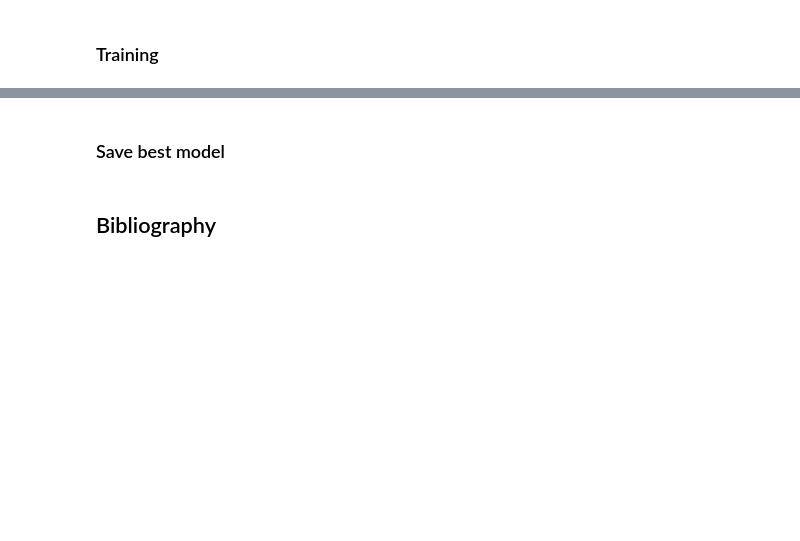
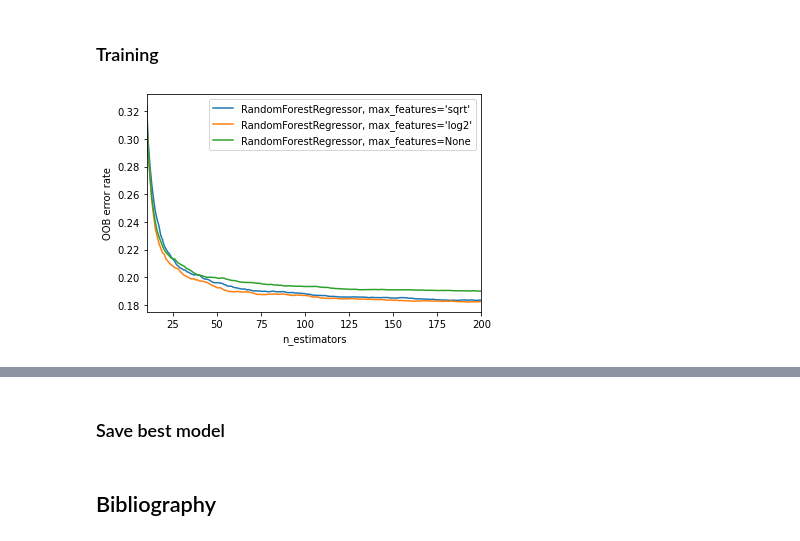
Before and after one commit to lsiksous/california, a Jupyter notebook: Training.ipynb, the cells around one changed output, grey strips where cells are left out. Saved outputs shown, nothing was run; the diff lists cells and outputs as text; code cells hidden in the pictures; blank space fills up the shorter version.

```diff
--- a/Training.ipynb
+++ b/Training.ipynb
@@ -34,3 +34,5 @@ def display_all(df):
+# %%
+RANDOM_STATE = 42
 # %% [markdown]
 ## Model Selection
 # %% [markdown]
@@ -44,17 +57,3 @@ X = df.drop('AvePrice', axis=1).to_numpy()
 y = df['AvePrice'].to_numpy()
 # %% [markdown]
 ### Training
-# %%
-rf = RandomForestRegressor(random_state=42)
-
-param_grid = {
-    'n_estimators': [400, 800],
-    'max_features': [0.5, 'sqrt', 'log2'],
-    'max_depth': [4,6,8],
-    'oob_score': [True, False],
-    'warm_start': [True]
-}
-
-gm = GridSearchCV(estimator=rf, param_grid=param_grid, cv=5, n_jobs=6)
-%time gm.fit(X, y)
-gm.best_params_
@@ -63,0 +60,58 @@ gm.best_score_
+# %%
+ensemble_rfs = [
+    (
+        "RandomForestRegressor, max_features='sqrt'",
+        RandomForestRegressor(
+            warm_start=True,
+            oob_score=True,
+            max_features="sqrt",
+            random_state=RANDOM_STATE,
+        ),
+    ),
+    (
+        "RandomForestRegressor, max_features='log2'",
+        RandomForestRegressor(
+            warm_start=True,
+            max_features="log2",
+            oob_score=True,
+            random_state=RANDOM_STATE,
+        ),
+    ),
+    (
+        "RandomForestRegressor, max_features=None",
+        RandomForestRegressor(
+            warm_start=True,
+            max_features=None,
+            oob_score=True,
+            random_state=RANDOM_STATE,
+        ),
+    ),
+]
+
+error_rate = OrderedDict((label, []) for label, _ in ensemble_rfs)
+
+# Range of `n_estimators` values to explore.
+min_estimators = 10
+max_estimators = 200
+
+for label, rf in ensemble_rfs:
+    for i in range(min_estimators, max_estimators + 1):
+        rf.set_params(n_estimators=i)
+        rf.fit(X, y)
+
+        # Record the OOB error for each `n_estimators=i` setting.
+        oob_error = 1 - rf.oob_score_
+        error_rate[label].append((i, oob_error))
+
+# Generate the "OOB error rate" vs. "n_estimators" plot.
+for label, rf_err in error_rate.items():
+    xs, ys = zip(*rf_err)
+    plt.plot(xs, ys, label=label)
+
+plt.xlim(min_estimators, max_estimators)
+plt.xlabel("n_estimators")
+plt.ylabel("OOB error rate")
+plt.legend(loc="upper right")
+plt.show()
+# %% [output]
+[figure, added]
```
Also changed, not shown: parts of 13 cells of this notebook, 5 other files.
